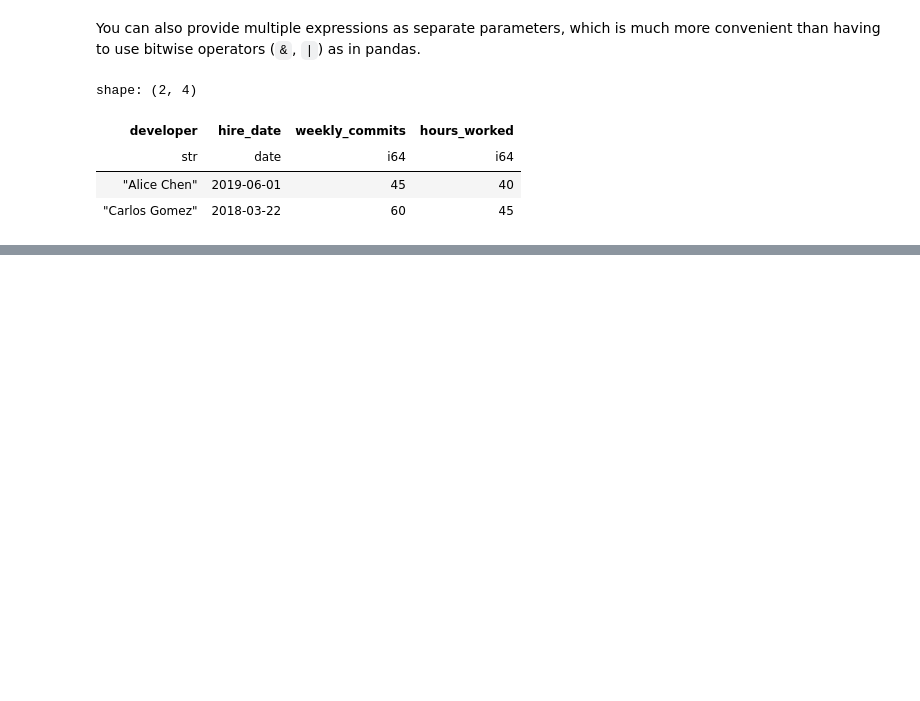
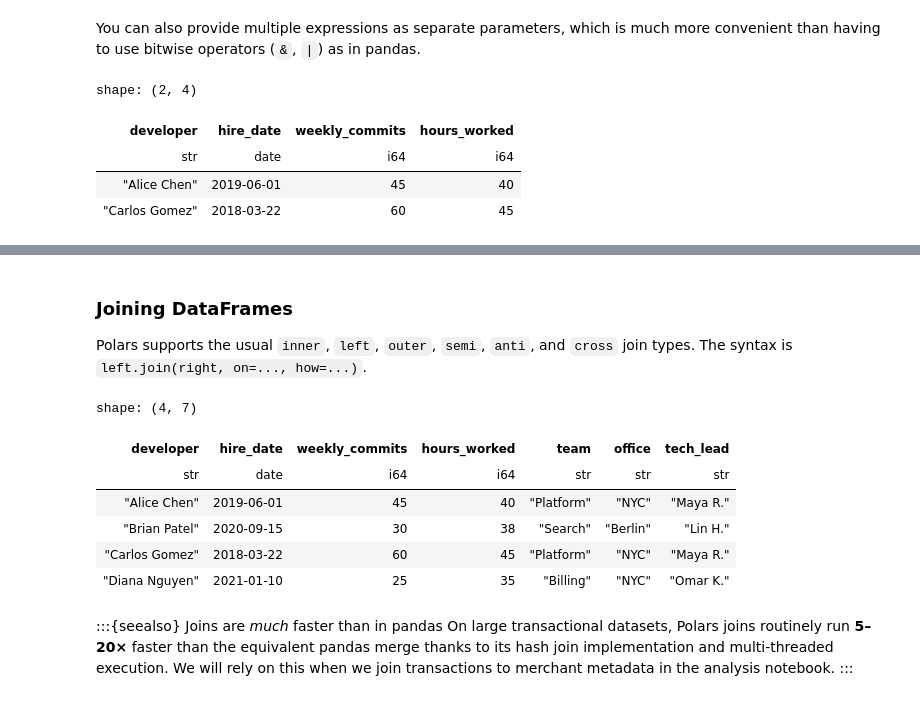
Before and after one commit to bdi593/textbook, a Jupyter notebook: content/credit-card-transactions/introduction-to-polars.ipynb, the cells around one changed output, grey strips where cells are left out. Saved outputs shown, nothing was run; the diff lists cells and outputs as text; code cells hidden in the pictures; blank space fills up the shorter version.

```diff
--- a/content/credit-card-transactions/introduction-to-polars.ipynb
+++ b/content/credit-card-transactions/introduction-to-polars.ipynb
@@ -183,0 +294,28 @@ shape: (2, 4)
+# %% [markdown]
+### Joining DataFrames
+
+Polars supports the usual `inner`, `left`, `outer`, `semi`, `anti`, and `cross`
+join types. The syntax is `left.join(right, on=..., how=...)`.
+# %%
+team_metadata = pl.DataFrame({
+    "team":      ["Platform", "Search", "Billing", "Analytics"],
+    "office":    ["NYC", "Berlin", "NYC", "Remote"],
+    "tech_lead": ["Maya R.", "Lin H.", "Omar K.", "Priya S."],
+})
+
+df_devs.join(team_metadata, on="team", how="left")
+# %% [output]
+shape: (4, 7)
+| developer | hire_date | weekly_commits | hours_worked | team | office | tech_lead |
+| str | date | i64 | i64 | str | str | str |
+| "Alice Chen" | 2019-06-01 | 45 | 40 | "Platform" | "NYC" | "Maya R." |
+| "Brian Patel" | 2020-09-15 | 30 | 38 | "Search" | "Berlin" | "Lin H." |
+| "Carlos Gomez" | 2018-03-22 | 60 | 45 | "Platform" | "NYC" | "Maya R." |
+| "Diana Nguyen" | 2021-01-10 | 25 | 35 | "Billing" | "NYC" | "Omar K." |
+# %% [markdown]
+:::{seealso} Joins are *much* faster than in pandas
+On large transactional datasets, Polars joins routinely run **5–20×** faster
+than the equivalent pandas merge thanks to its hash join implementation and
+multi-threaded execution. We will rely on this when we join transactions to
+merchant metadata in the analysis notebook.
+:::
```
Also changed, not shown: parts of 10 cells of this notebook, 4 other files.
